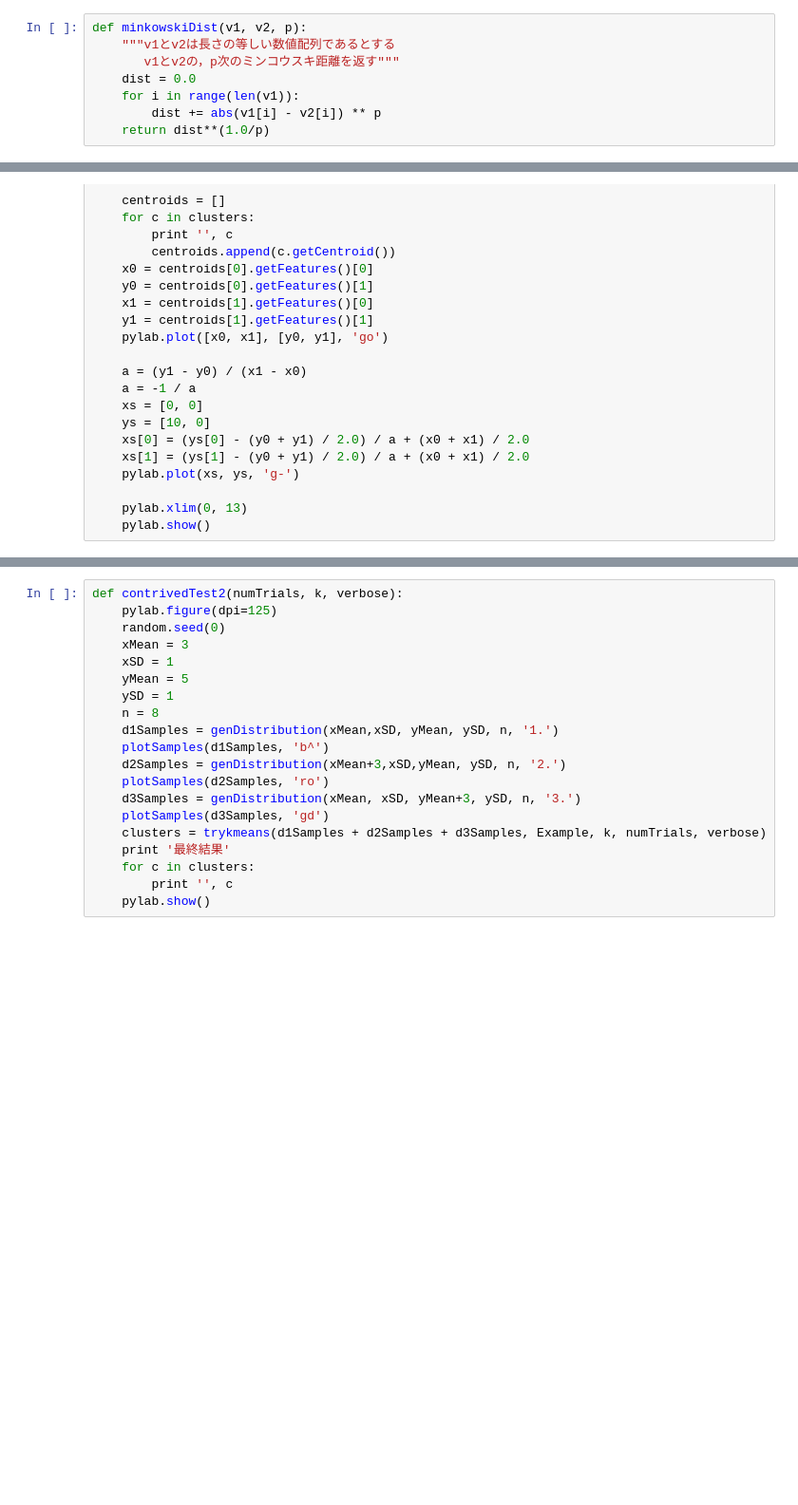
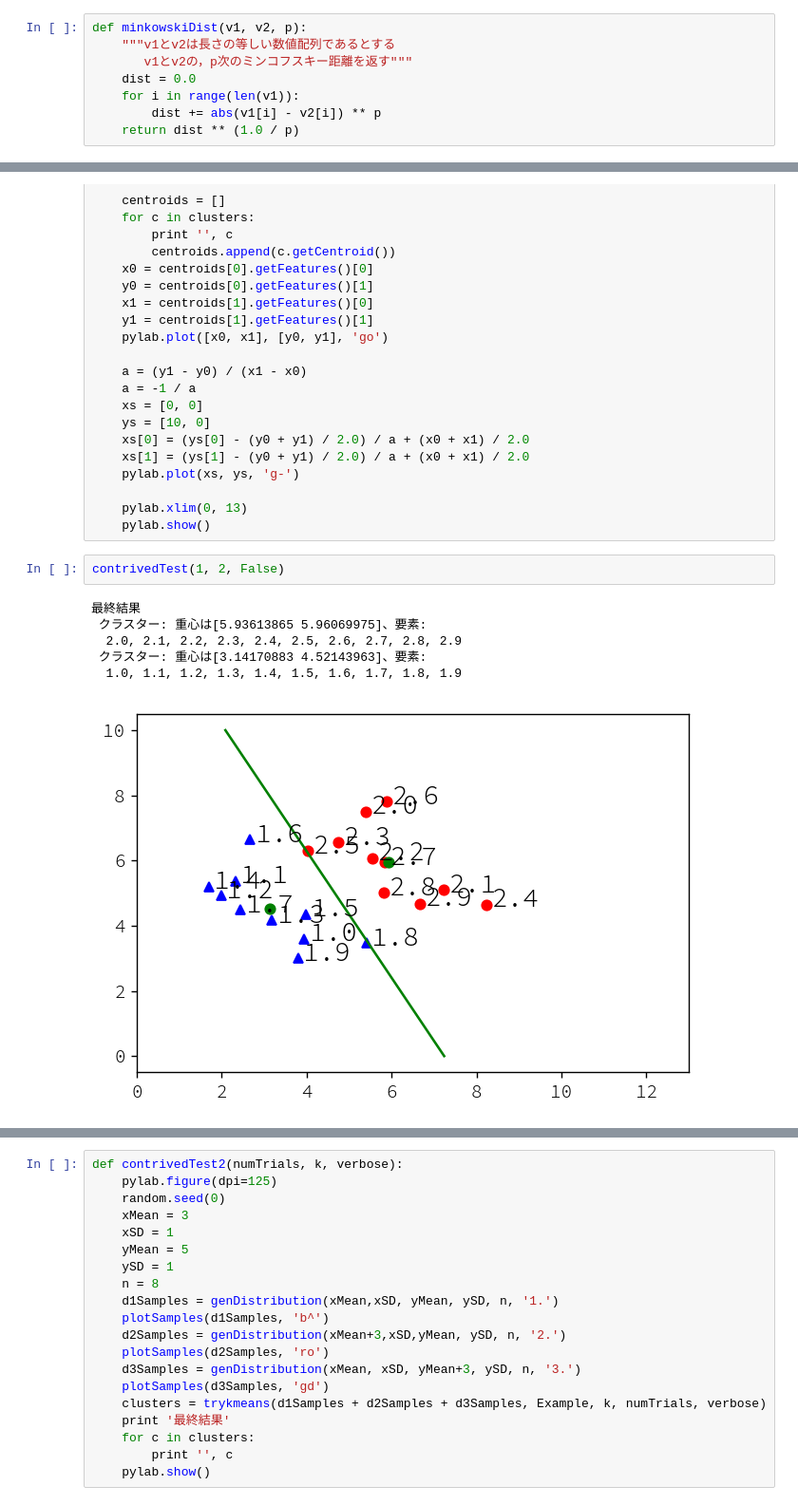
Before and after one commit to akokubo/jupyter-notebook-python2, a Jupyter notebook: 第19章 機械学習はやわかり.ipynb, the cells around one changed output, grey strips where cells are left out. Shown at 95% size. Drawn from its saved outputs; the diff is of its cells as text; blank space fills up the shorter version.

```diff
--- a/第19章 機械学習はやわかり.ipynb
+++ b/第19章 機械学習はやわかり.ipynb
@@ -3,11 +3,11 @@ p.294
 # %%
 def minkowskiDist(v1, v2, p):
     """v1とv2は長さの等しい数値配列であるとする
-       v1とv2の，p次のミンコウスキ距離を返す"""
+       v1とv2の，p次のミンコフスキー距離を返す"""
     dist = 0.0
     for i in range(len(v1)):
         dist += abs(v1[i] - v2[i]) ** p
-    return dist**(1.0/p)
+    return dist ** (1.0 / p)
 # %% [markdown]
 p.295
 # %%
@@ -356,6 +361,15 @@ def contrivedTest(numTrials, k, verbose):
 
     pylab.xlim(0, 13)
     pylab.show()
+# %%
+contrivedTest(1, 2, False)
+# %% [output]
+最終結果
+ クラスター: 重心は[5.93613865 5.96069975]、要素:
+  2.0, 2.1, 2.2, 2.3, 2.4, 2.5, 2.6, 2.7, 2.8, 2.9
+ クラスター: 重心は[3.14170883 4.52143963]、要素:
+  1.0, 1.1, 1.2, 1.3, 1.4, 1.5, 1.6, 1.7, 1.8, 1.9
+[figure, added]
 # %%
 contrivedTest(40, 2, False)
 # %% [output]
```
Also changed, not shown: parts of 11 cells of this notebook, 1 other file.
